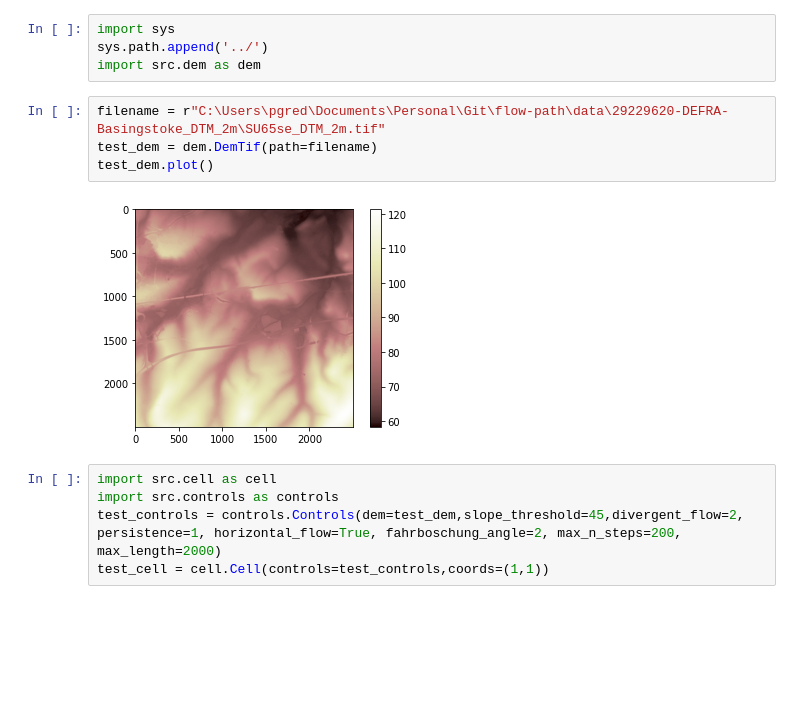
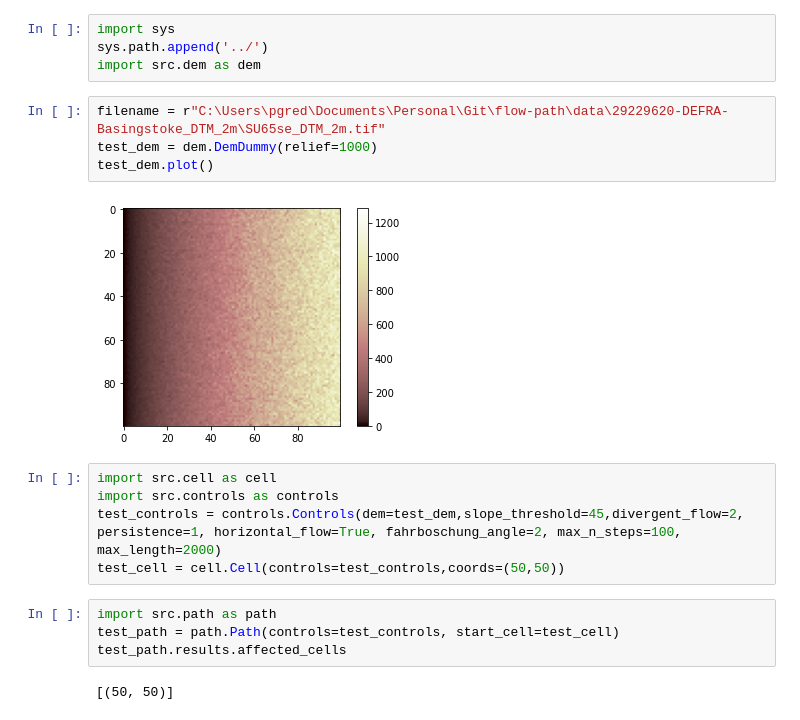
Before and after one commit to pgr1c11/flow-path, a Jupyter notebook: notebooks/flow-path-notebook.ipynb, the cells around one changed output. Cells and saved outputs as stored; diff of their text form; blank space fills up the shorter version.

```diff
--- a/notebooks/flow-path-notebook.ipynb
+++ b/notebooks/flow-path-notebook.ipynb
@@ -4,12 +4,18 @@ sys.path.append('../')
 import src.dem as dem
 # %%
 filename = r"C:\Users\pgred\Documents\Personal\Git\flow-path\data\29229620-DEFRA-Basingstoke_DTM_2m\SU65se_DTM_2m.tif"
-test_dem = dem.DemTif(path=filename)
+test_dem = dem.DemDummy(relief=1000)
 test_dem.plot()
 # %% [output]
-[figure, old version]
+[figure, new version]
 # %%
 import src.cell as cell
 import src.controls as controls
-test_controls = controls.Controls(dem=test_dem,slope_threshold=45,divergent_flow=2, persistence=1, horizontal_flow=True, fahrboschung_angle=2, max_n_steps=200, max_length=2000)
-test_cell = cell.Cell(controls=test_controls,coords=(1,1))
+test_controls = controls.Controls(dem=test_dem,slope_threshold=45,divergent_flow=2, persistence=1, horizontal_flow=True, fahrboschung_angle=2, max_n_steps=100, max_length=2000)
+test_cell = cell.Cell(controls=test_controls,coords=(50,50))
+# %%
+import src.path as path
+test_path = path.Path(controls=test_controls, start_cell=test_cell)
+test_path.results.affected_cells
+# %% [output]
+[(50, 50)]
```
Also changed, not shown: parts of 1 cell of this notebook, 6 other files.
